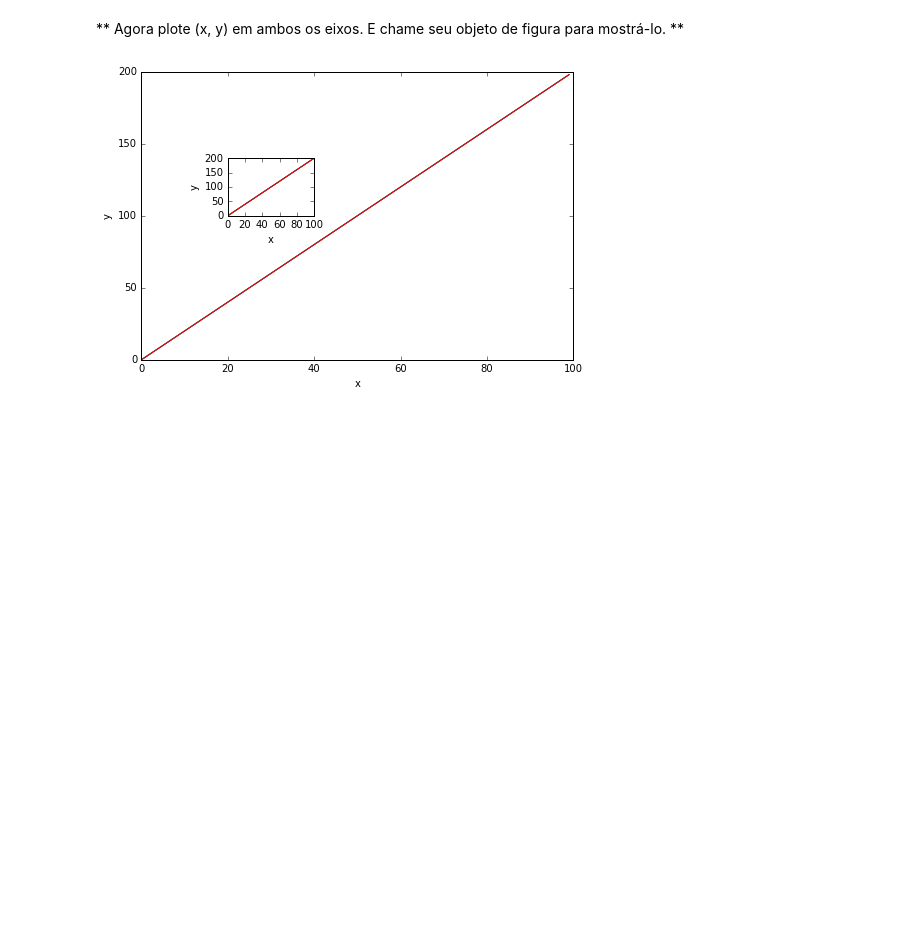
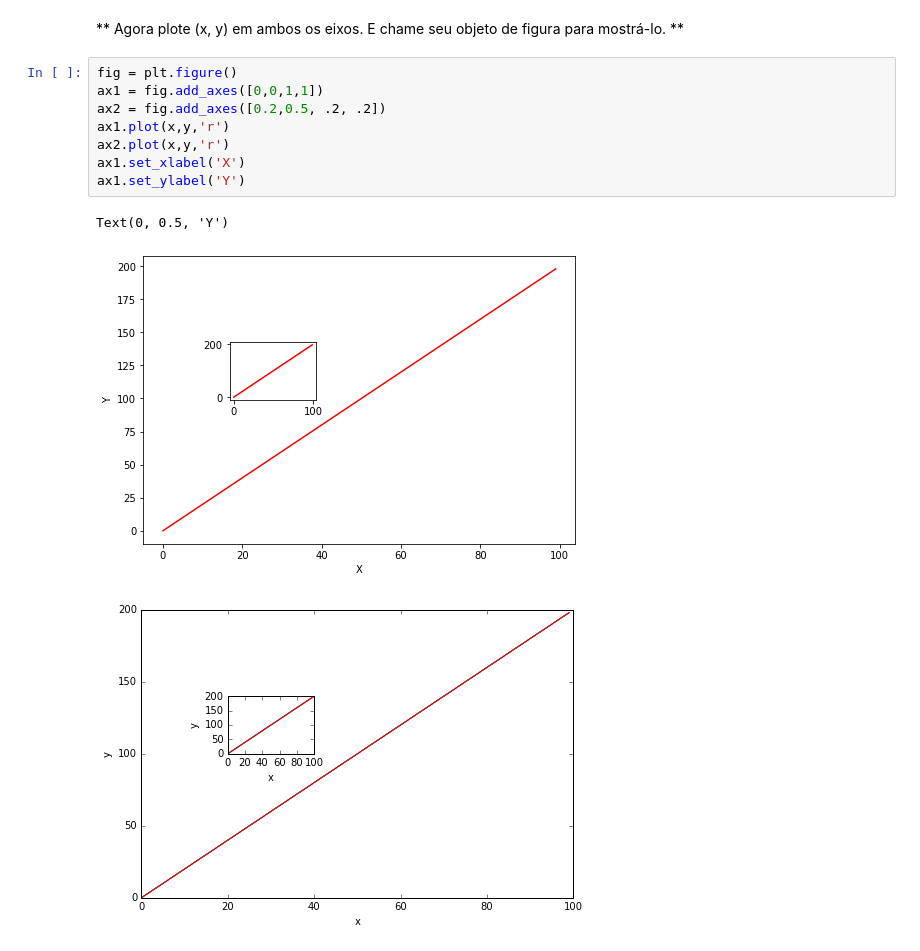
Before and after one commit to vilquer/Python, a Jupyter notebook: Cursos_Udemy-Python-Data-Science-and-Machine-Learning/Meus-Dados/3. Python para Visualização de dados/Matplotlib/Exercícios Matplotlib.ipynb, the cells around one changed output. Saved outputs shown, nothing was run; the diff lists cells and outputs as text; blank space fills up the shorter version.

```diff
--- a/Cursos_Udemy-Python-Data-Science-and-Machine-Learning/Meus-Dados/3. Python para Visualização de dados/Matplotlib/Exercícios Matplotlib.ipynb
+++ b/Cursos_Udemy-Python-Data-Science-and-Machine-Learning/Meus-Dados/3. Python para Visualização de dados/Matplotlib/Exercícios Matplotlib.ipynb
@@ -44,6 +53,17 @@ axes.plot(x, y)
 [figure]
 # %% [markdown]
 ** Agora plote (x, y) em ambos os eixos. E chame seu objeto de figura para mostrá-lo. **
+# %%
+fig = plt.figure()
+ax1 = fig.add_axes([0,0,1,1])
+ax2 = fig.add_axes([0.2,0.5, .2, .2])
+ax1.plot(x,y,'r')
+ax2.plot(x,y,'r')
+ax1.set_xlabel('X')
+ax1.set_ylabel('Y')
+# %% [output]
+Text(0, 0.5, 'Y')
+[figure, added]
 # %%
 # %% [output]
 [figure]
```
Also changed, not shown: parts of 8 cells of this notebook, 6 other files.
